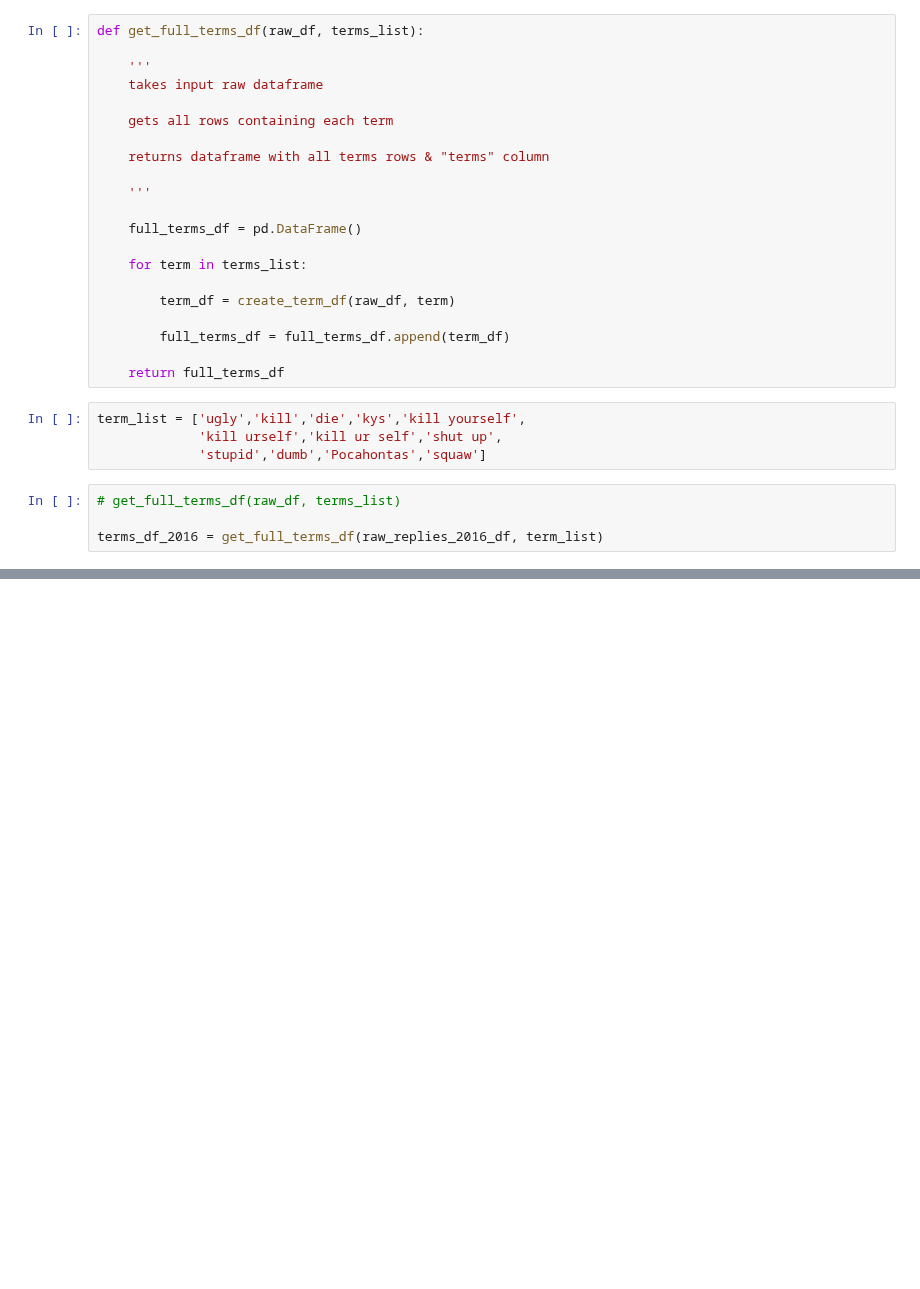
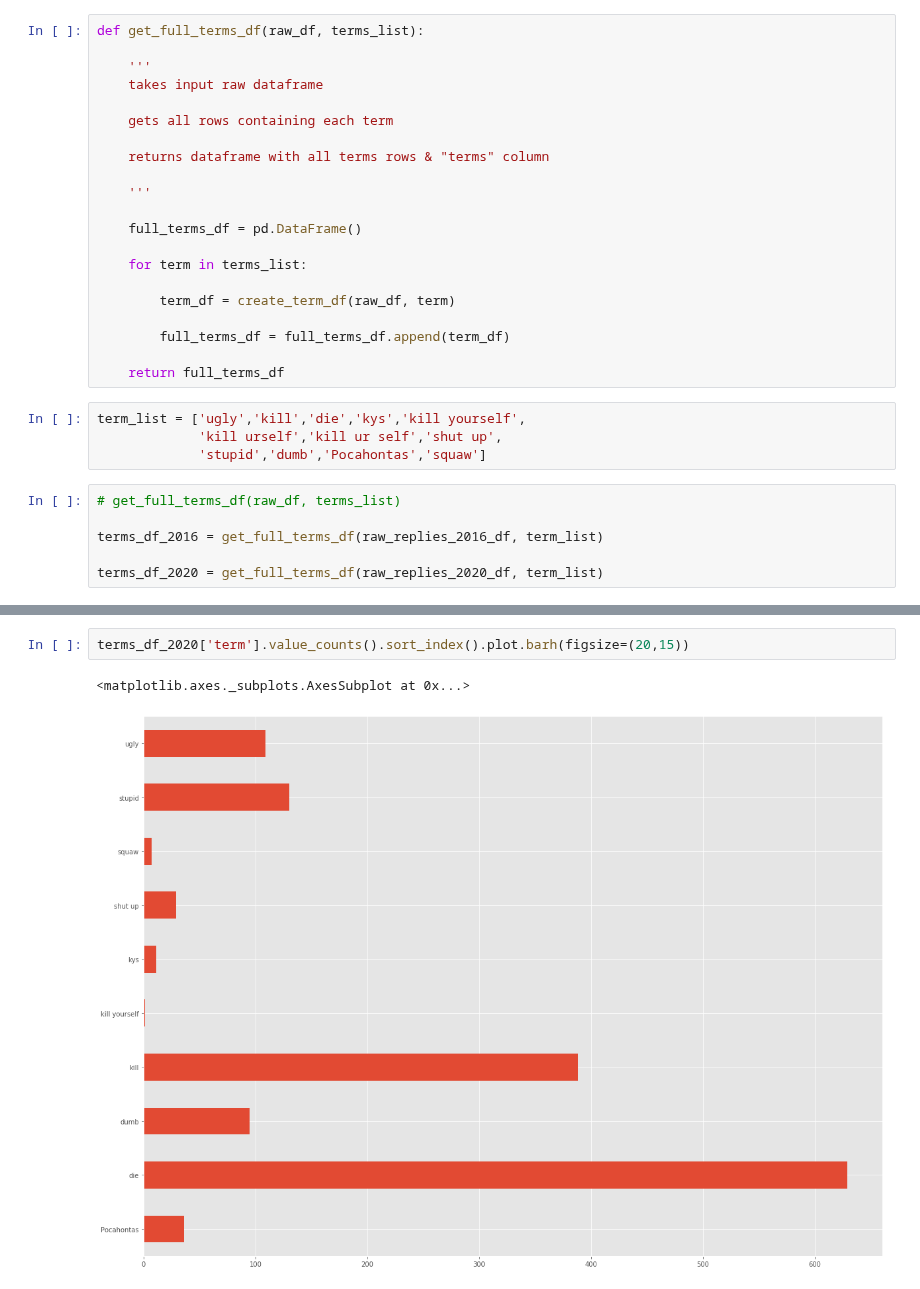
Before and after one commit to IndigenousEngineering/In-Reply, a Jupyter notebook: in_reply_1.ipynb, the cells around one changed output, grey strips where cells are left out. Saved outputs shown, nothing was run; the diff lists cells and outputs as text; blank space fills up the shorter version.

```diff
--- a/in_reply_1.ipynb
+++ b/in_reply_1.ipynb
@@ -745,3 +745,5 @@ term_list = ['ugly','kill','die','kys','kill yourself',
 # get_full_terms_df(raw_df, terms_list)
 
 terms_df_2016 = get_full_terms_df(raw_replies_2016_df, term_list)
+
+terms_df_2020 = get_full_terms_df(raw_replies_2020_df, term_list)
@@ -747,0 +772,5 @@ terms_df_2016 = get_full_terms_df(raw_replies_2016_df, term_list)
+# %%
+terms_df_2020['term'].value_counts().sort_index().plot.barh(figsize=(20,15))
+# %% [output]
+<matplotlib.axes._subplots.AxesSubplot at 0x...>
+[figure, added]
```
Also changed, not shown: parts of 2 cells of this notebook.
